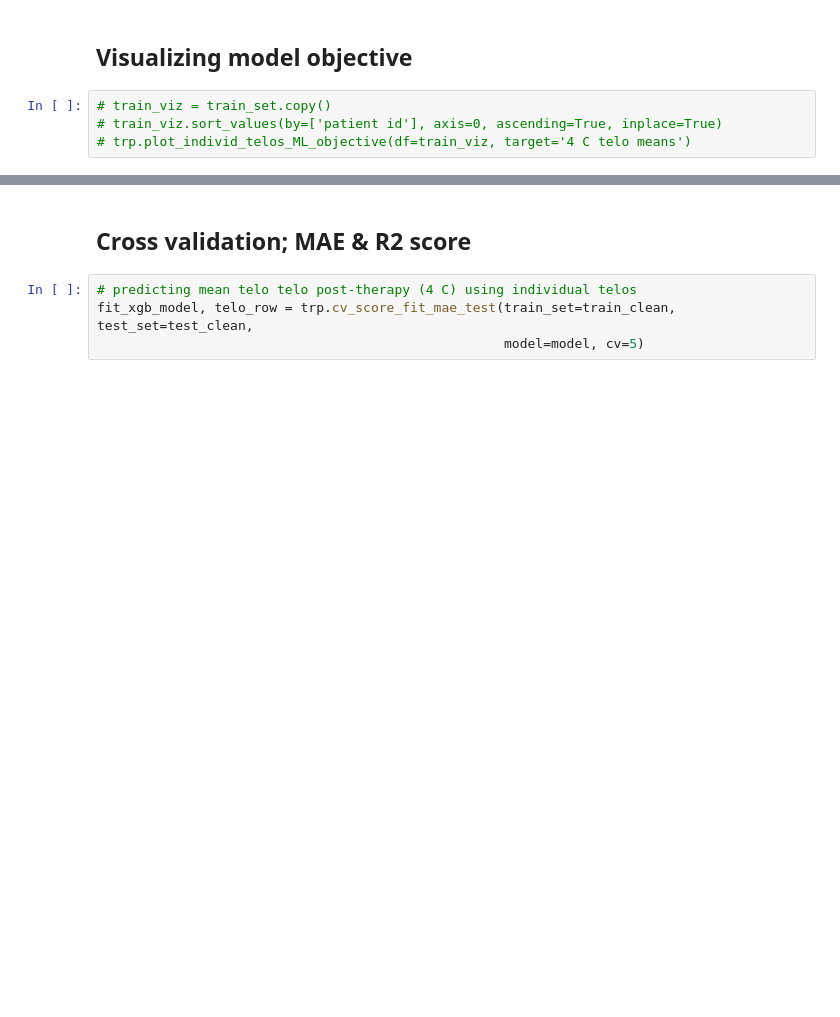
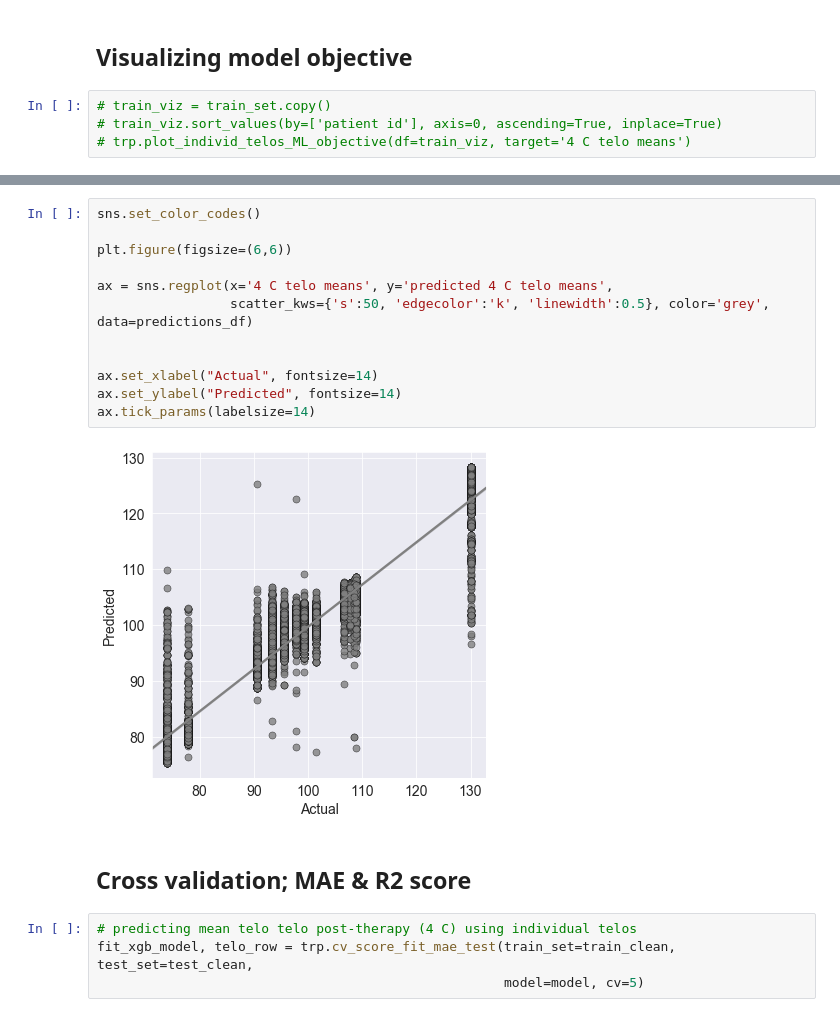
Before and after one commit to Jared-Luxton/radiation-therapy-machine-learning, a Jupyter notebook: notebooks/03_radiation_therapy_patients_data_MACHINE_LEARNING.ipynb, the cells around one changed output, grey strips where cells are left out. Cells and saved outputs as stored; diff of their text form; blank space fills up the shorter version.

```diff
--- a/notebooks/03_radiation_therapy_patients_data_MACHINE_LEARNING.ipynb
+++ b/notebooks/03_radiation_therapy_patients_data_MACHINE_LEARNING.ipynb
@@ -177,3 +201,17 @@ trp.render_mpl_table(example_8, col_width=4, path=path)
+# %%
+sns.set_color_codes()
+
+plt.figure(figsize=(6,6))
+
+ax = sns.regplot(x='4 C telo means', y='predicted 4 C telo means',
+                 scatter_kws={'s':50, 'edgecolor':'k', 'linewidth':0.5}, color='grey', data=predictions_df)
+
+
+ax.set_xlabel("Actual", fontsize=14)
+ax.set_ylabel("Predicted", fontsize=14)
+ax.tick_params(labelsize=14)
+# %% [output]
+[figure, added]
 # %% [markdown]
 ## Cross validation; MAE & R2 score
 # %%
```
Also changed, not shown: parts of 11 cells of this notebook, 1 other file.
